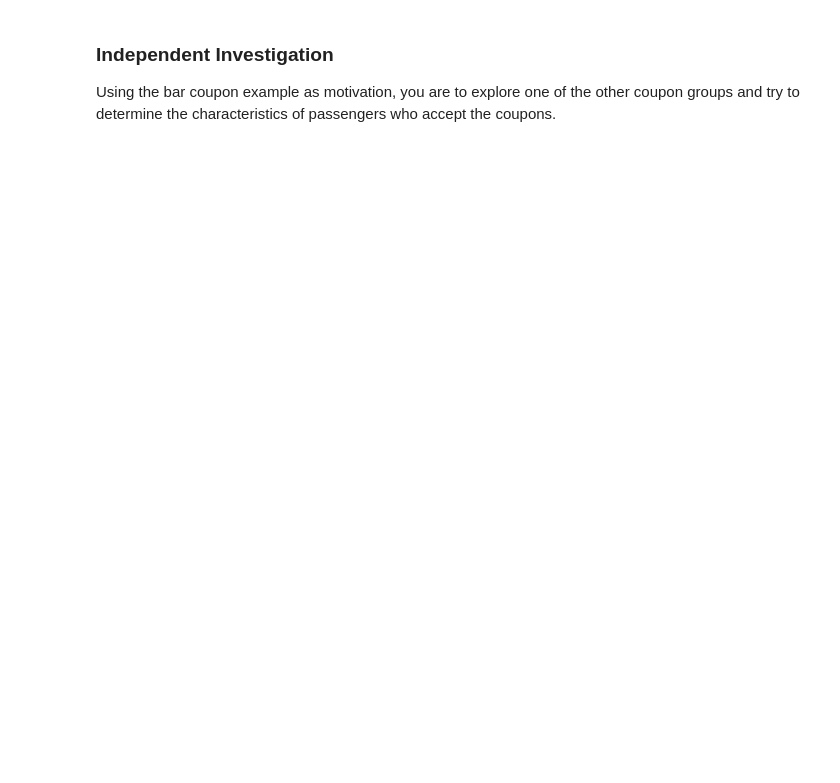
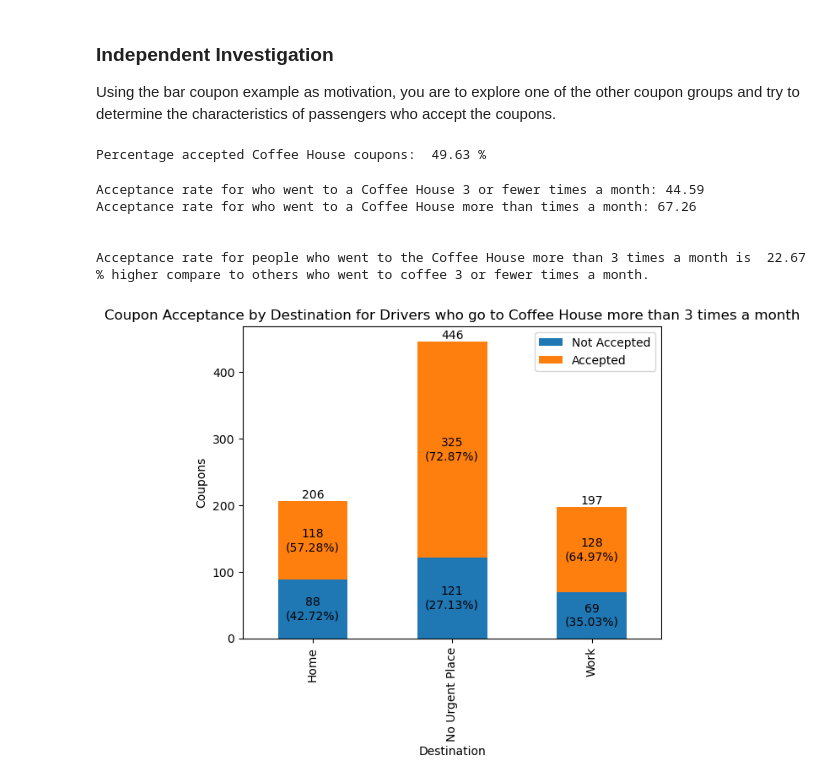
Before and after one commit to ShivaniD719/CouponAcceptance, a Jupyter notebook: prompt.ipynb, the cells around one changed output. Saved outputs shown, nothing was run; the diff lists cells and outputs as text; code cells hidden in the pictures; blank space fills up the shorter version.

```diff
--- a/prompt.ipynb
+++ b/prompt.ipynb
@@ -318,3 +334,73 @@ The acceptance rate for bar coupons highly depends on driver's frequency of goin
 ### Independent Investigation
 
 Using the bar coupon example as motivation, you are to explore one of the other coupon groups and try to determine the characteristics of passengers who accept the coupons.
+# %%
+#Dataframe with only Coffee House coupons
+coffeecoupons = data2[data2['coupon'] == 'Coffee House']
+
+#Dataframe for accepted Coffee House coupons
+coffeecoupons_Y = coffeeCoupons[coffeecoupons['Y'] == 1]
+
+#Percentage accepted Coffee House coupons
+print("Percentage accepted Coffee House coupons: ", round(len(coffeecoupons_Y)*100/len(coffeecoupons),2), "%")
+# %% [output]
+Percentage accepted Coffee House coupons:  49.63 %
+# %%
+#Compare Drivers who go to Coffee House more than 3 times a month to all others
+#Drivers who went to Cofee House 3 or less times per month
+coffeecoupons_3orLess = coffeecoupons[coffeecoupons['CoffeeHouse'].isin(['1~3','less1','never'])]
+#Drivers who went to Cofee House 3 or less times per month and accepted the coupon
+coffeecoupons_Y_3orLess = coffeecoupons_Y[coffeecoupons_Y['CoffeeHouse'].isin(['1~3','less1','never'])]
+#Drivers who went to Cofee House more than times per month
+coffeecoupons_moreThan3 = coffeecoupons[coffeecoupons['CoffeeHouse'].isin(['4~8','gt8'])]
+#Drivers who went to Cofee House more than times per month and accepted the coupon
+coffeecoupons_Y_moreThan3 = coffeecoupons_Y[coffeecoupons_Y['CoffeeHouse'].isin(['4~8','gt8'])]
+
+coffeecoupons_Y_3orLess_rate = round(len(coffeecoupons_Y_3orLess)*100/len(coffeecoupons_3orLess),2)
+coffeecoupons_Y_moreThan3_rate = round(len(coffeecoupons_Y_moreThan3)*100/len(coffeecoupons_moreThan3),2)
+print("Acceptance rate for who went to a Coffee House 3 or fewer times a month:", coffeecoupons_Y_3orLess_rate)
+print("Acceptance rate for who went to a Coffee House more than times a month:", coffeecoupons_Y_moreThan3_rate)
+print("\n")
+compareRateforCoffee = coffeecoupons_Y_moreThan3_rate - coffeecoupons_Y_3orLess_rate
+print("Acceptance rate for people who went to the Coffee House more than 3 times a month is ", compareRateforCoffee, "% higher compare to others who went to coffee 3 or fewer times a month.")
+# %% [output]
+Acceptance rate for who went to a Coffee House 3 or fewer times a month: 44.59
+Acceptance rate for who went to a Coffee House more than times a month: 67.26
+
+
+Acceptance rate for people who went to the Coffee House more than 3 times a month is  22.67 % higher compare to others who went to coffee 3 or fewer times a month.
+# %%
+#Visualize the ratio for each destination for Drivers who go to Coffee House more than 3 times a month
+group1ByCoupon = coffeecoupons_moreThan3.groupby('destination').size()
+group1ByCouponNotAccepted = coffeecoupons_moreThan3[coffeecoupons_moreThan3['Y']==0].groupby('destination').size()
+group1ByCouponAccepted = coffeecoupons_moreThan3.groupby('destination')['Y'].sum()
+
+df = pd.DataFrame({'Not Accepted': group1ByCouponNotAccepted, 'Accepted':group1ByCouponAccepted})
+
+# calculate the percent for each row
+per = df.div(group1ByCoupon, axis=0).mul(100).round(2)
+
+ax = df.plot(kind='bar', stacked=True)
+for c in ax.containers:
+ #   ax.bar_label(c, label_type='center')
+     # get the current segment label (a string); corresponds to column / legend
+    label = c.get_label()
+
+    # create custom labels with the bar height and the percent from the per column
+    # the column labels in per and dfp are int, so convert label to int
+    labels = [f'{int(v.get_height())}\n({row}%)' if v.get_height() > 0 else '' for v, row in zip(c, per[label])]
+
+    # add the annotation
+    ax.bar_label(c, labels=labels, label_type='center')
+
+
+totals = df.sum(axis=1)
+for i, total in enumerate(totals):
+    ax.text(i, total, str(total), ha='center', va='bottom')
+
+plt.xlabel('Destination')
+plt.ylabel('Coupons')
+plt.title('Coupon Acceptance by Destination for Drivers who go to Coffee House more than 3 times a month')
+plt.show()
+# %% [output]
+[figure, added]
```
Also changed, not shown: parts of 15 cells of this notebook.
